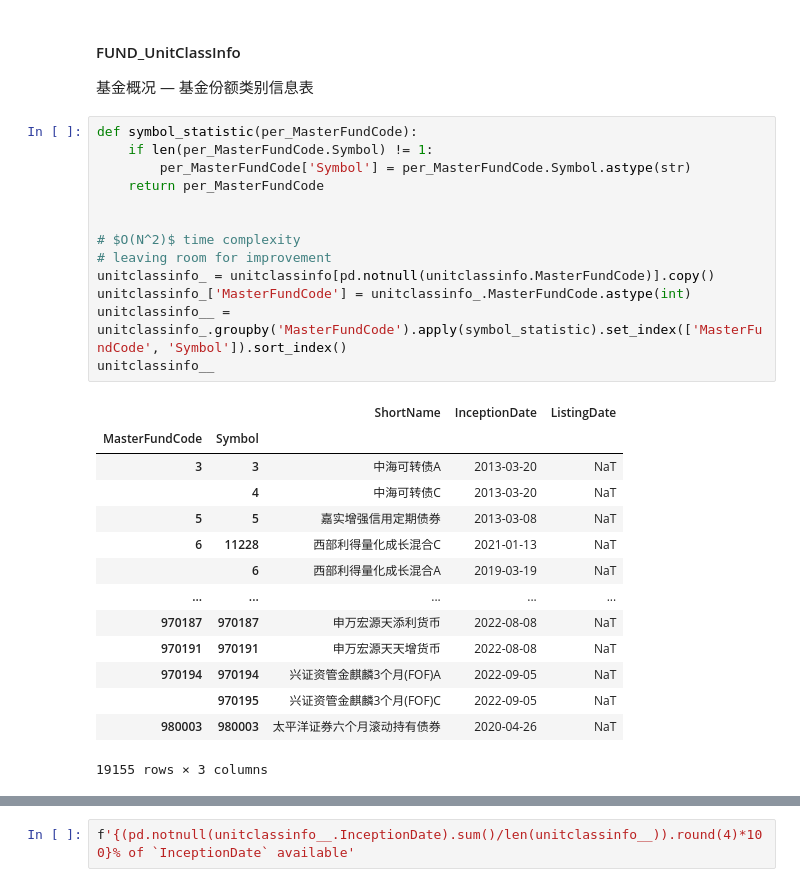
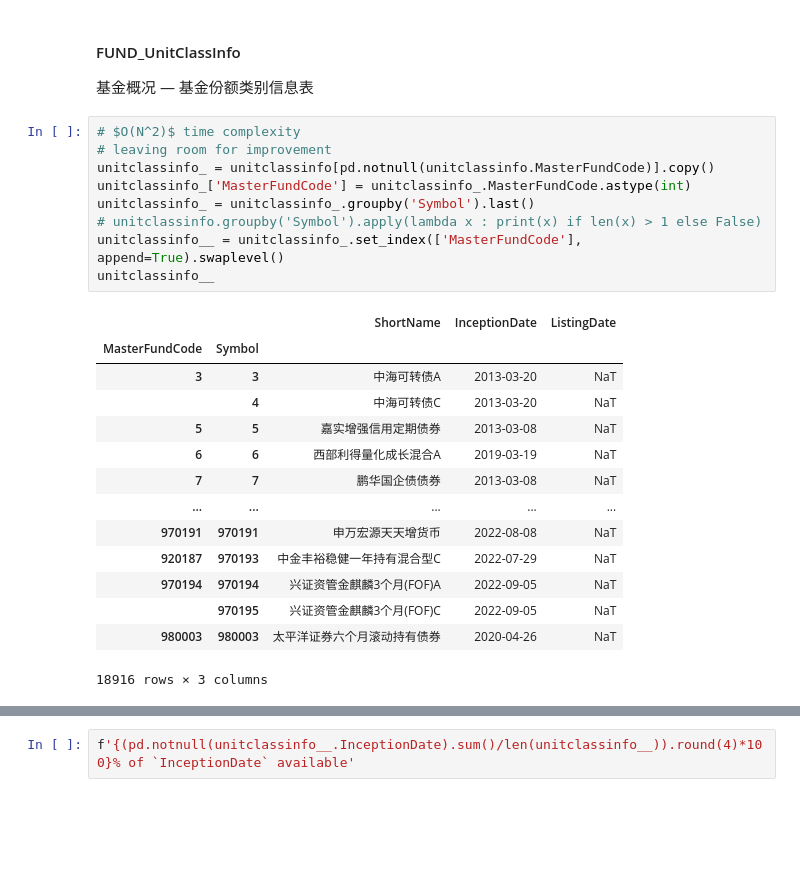
Before and after one commit to dacianpeng/mutual-fund-effective-or-not-Evidence-from-China, a Jupyter notebook: main.ipynb, the cells around one changed output, grey strips where cells are left out. Cells and saved outputs as stored; diff of their text form; blank space fills up the shorter version.

```diff
--- a/main.ipynb
+++ b/main.ipynb
@@ -209,33 +192,29 @@ Use `MasterFundCode` instead of `FundID`, because `MasterFundCode` is covered in
 
 基金概况 — 基金份额类别信息表
 # %%
-def symbol_statistic(per_MasterFundCode):
-    if len(per_MasterFundCode.Symbol) != 1:
-        per_MasterFundCode['Symbol'] = per_MasterFundCode.Symbol.astype(str)
-    return per_MasterFundCode
-
-
 # $O(N^2)$ time complexity
 # leaving room for improvement
 unitclassinfo_ = unitclassinfo[pd.notnull(unitclassinfo.MasterFundCode)].copy()
 unitclassinfo_['MasterFundCode'] = unitclassinfo_.MasterFundCode.astype(int)
-unitclassinfo__ = unitclassinfo_.groupby('MasterFundCode').apply(symbol_statistic).set_index(['MasterFundCode', 'Symbol']).sort_index()
+unitclassinfo_ = unitclassinfo_.groupby('Symbol').last()
+# unitclassinfo.groupby('Symbol').apply(lambda x : print(x) if len(x) > 1 else False)
+unitclassinfo__ = unitclassinfo_.set_index(['MasterFundCode'], append=True).swaplevel()
 unitclassinfo__
 # %% [output]
 |  |  | ShortName | InceptionDate | ListingDate |
 | MasterFundCode | Symbol |  |  |  |
 | 3 | 3 | 中海可转债A | 2013-03-20 | NaT |
 |  | 4 | 中海可转债C | 2013-03-20 | NaT |
 | 5 | 5 | 嘉实增强信用定期债券 | 2013-03-08 | NaT |
-| 6 | 11228 | 西部利得量化成长混合C | 2021-01-13 | NaT |
-|  | 6 | 西部利得量化成长混合A | 2019-03-19 | NaT |
+| 6 | 6 | 西部利得量化成长混合A | 2019-03-19 | NaT |
+| 7 | 7 | 鹏华国企债债券 | 2013-03-08 | NaT |
 | ... | ... | ... | ... | ... |
-| 970187 | 970187 | 申万宏源天添利货币 | 2022-08-08 | NaT |
 | 970191 | 970191 | 申万宏源天天增货币 | 2022-08-08 | NaT |
+| 920187 | 970193 | 中金丰裕稳健一年持有混合型C | 2022-07-29 | NaT |
 | 970194 | 970194 | 兴证资管金麒麟3个月(FOF)A | 2022-09-05 | NaT |
 |  | 970195 | 兴证资管金麒麟3个月(FOF)C | 2022-09-05 | NaT |
 | 980003 | 980003 | 太平洋证券六个月滚动持有债券 | 2020-04-26 | NaT |
-19155 rows × 3 columns
+18916 rows × 3 columns
 # %%
 f'{(pd.notnull(unitclassinfo__.ListingDate).sum()/len(unitclassinfo__)).round(4)*100}% of `ListingDate` available'
 # %% [output]
```
Also changed, not shown: parts of 24 cells of this notebook.
